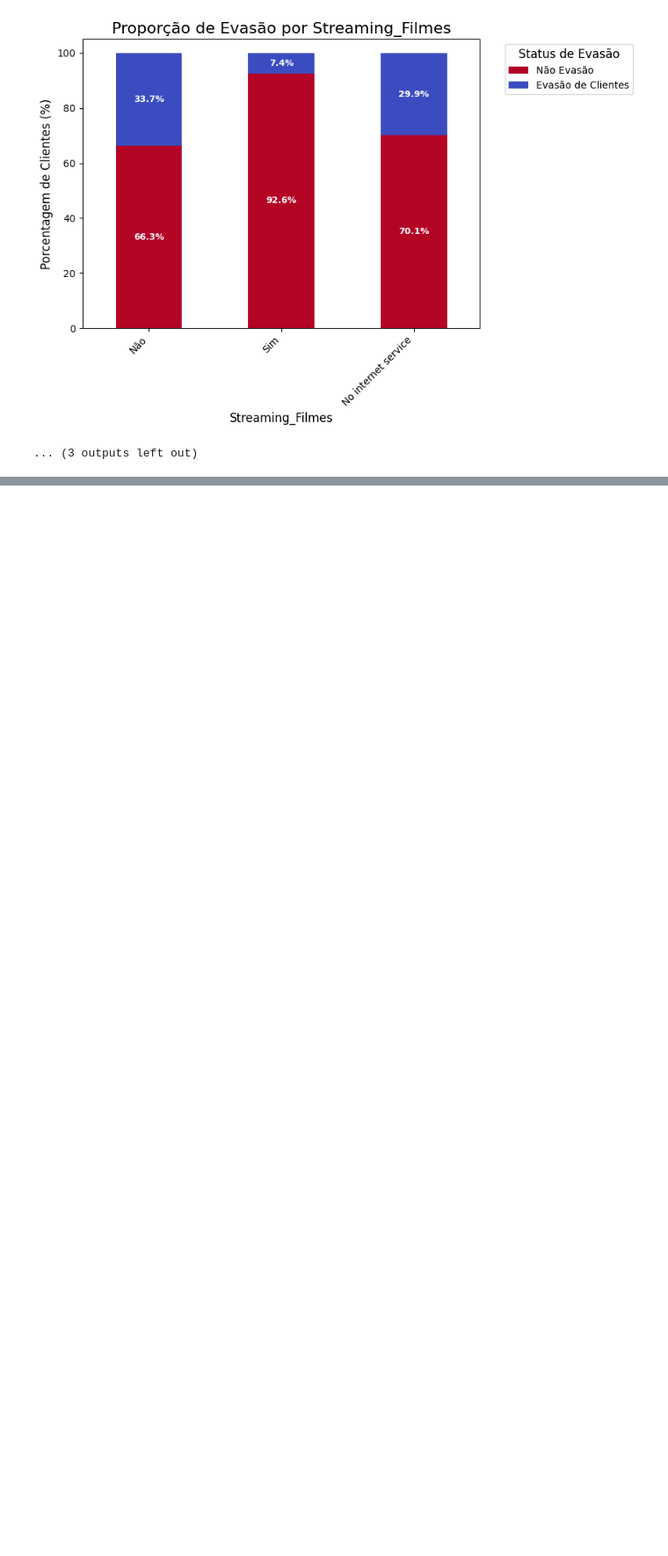
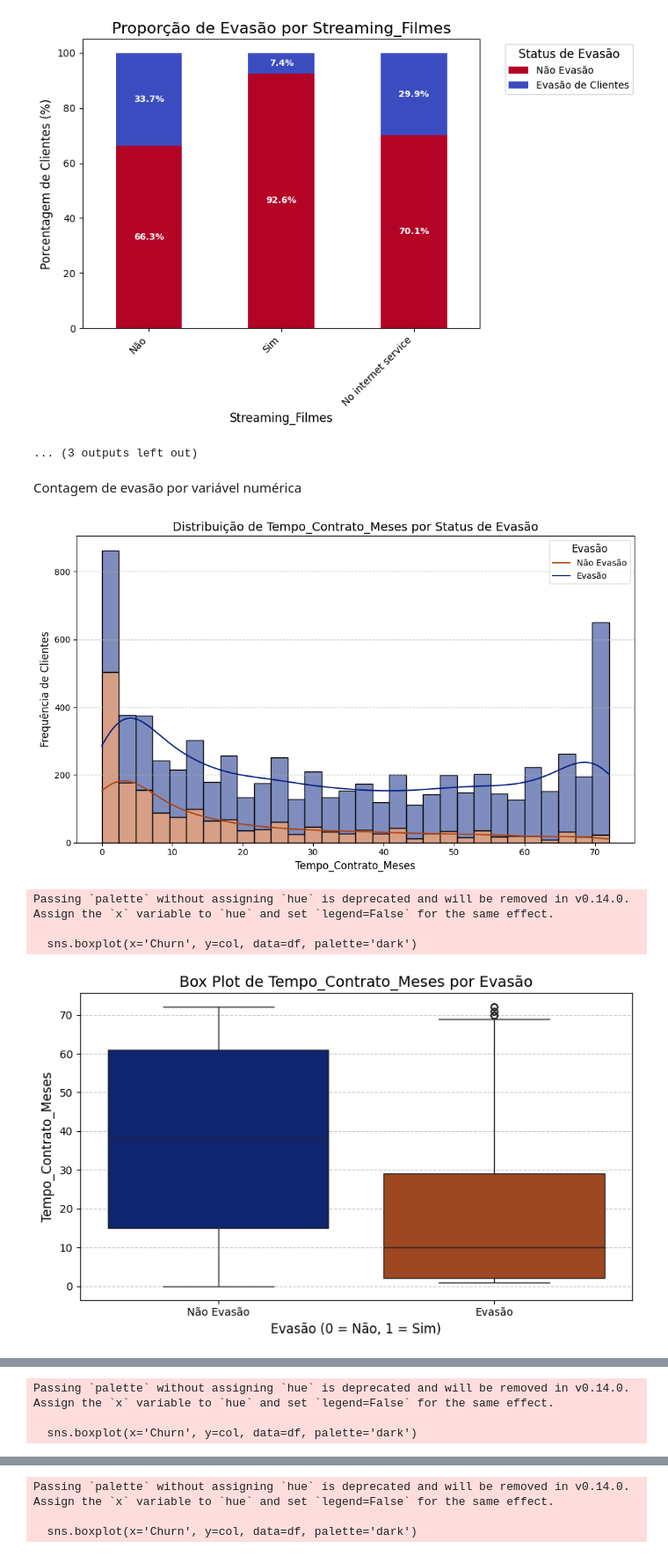
Before and after one commit to GabrielRdev/analise-telecom-x, a Jupyter notebook: notebook/02-analise-telecomx.ipynb, the cells around one changed output, grey strips where cells are left out. Shown at 88% size. Cells and saved outputs as stored; diff of their text form; code cells hidden in the pictures; blank space fills up the shorter version.

Commit message:
feat:: grafico histplot de evasao por variavel numerica

```diff
--- a/notebook/02-analise-telecomx.ipynb
+++ b/notebook/02-analise-telecomx.ipynb
@@ -150,3 +150,45 @@ for col in categorical_cols:
 [figure]
 [figure]
 ... (3 outputs left out)
+# %% [markdown]
+Contagem de evasão por variável numérica
+# %%
+# Lista de variáveis numéricas para analisar em relação ao Churn
+numerical_cols_for_churn_dist = [
+    'Tempo_Contrato_Meses',
+    'Total_Servicos_Mensais',
+    'Cobrancas_Totais',
+    'Contas_Diarias' # A nova coluna que criamos
+]
+
+# Loop para criar um gráfico de distribuição (histograma com KDE) para cada variável numérica
+for col in numerical_cols_for_churn_dist:
+    plt.figure(figsize=(10, 6))
+    sns.histplot(data=df, x=col, hue='Churn', multiple='stack', kde=True, stat='count', palette='dark', bins=30)
+    plt.title(f'Distribuição de {col} por Status de Evasão', fontsize=14)
+    plt.xlabel(col, fontsize=12)
+    plt.ylabel('Frequência de Clientes', fontsize=12)
+    plt.xticks(fontsize=10)
+    plt.yticks(fontsize=10)
+    plt.legend(title='Evasão', labels=['Não Evasão', 'Evasão'], fontsize=10, title_fontsize=12)
+    plt.grid(axis='y', linestyle='--', alpha=0.7)
+    plt.tight_layout()
+    plt.show()
+
+    # Opcional: Box plot para uma visão mais compacta da distribuição e outliers
+    plt.figure(figsize=(8, 5))
+    sns.boxplot(x='Churn', y=col, data=df, palette='dark')
+    plt.title(f'Box Plot de {col} por Evasão', fontsize=14)
+    plt.xlabel('Evasão (0 = Não, 1 = Sim)', fontsize=12)
+    plt.ylabel(col, fontsize=12)
+    plt.xticks([0, 1], ['Não Evasão', 'Evasão'], fontsize=10)
+    plt.yticks(fontsize=10)
+    plt.grid(axis='y', linestyle='--', alpha=0.7)
+    plt.tight_layout()
+    plt.show()
+# %% [output]
+[figure, added]
+Passing `palette` without assigning `hue` is deprecated and will be removed in v0.14.0. Assign the `x` variable to `hue` and set `legend=False` for the same effect.
+
+  sns.boxplot(x='Churn', y=col, data=df, palette='dark')
+[figure, added]
@@ -152,0 +196,3 @@ for col in categorical_cols:
+Passing `palette` without assigning `hue` is deprecated and will be removed in v0.14.0. Assign the `x` variable to `hue` and set `legend=False` for the same effect.
+
+  sns.boxplot(x='Churn', y=col, data=df, palette='dark')
@@ -152,0 +201,3 @@ for col in categorical_cols:
+Passing `palette` without assigning `hue` is deprecated and will be removed in v0.14.0. Assign the `x` variable to `hue` and set `legend=False` for the same effect.
+
+  sns.boxplot(x='Churn', y=col, data=df, palette='dark')
```
Also changed, not shown: parts of 1 cell of this notebook.
